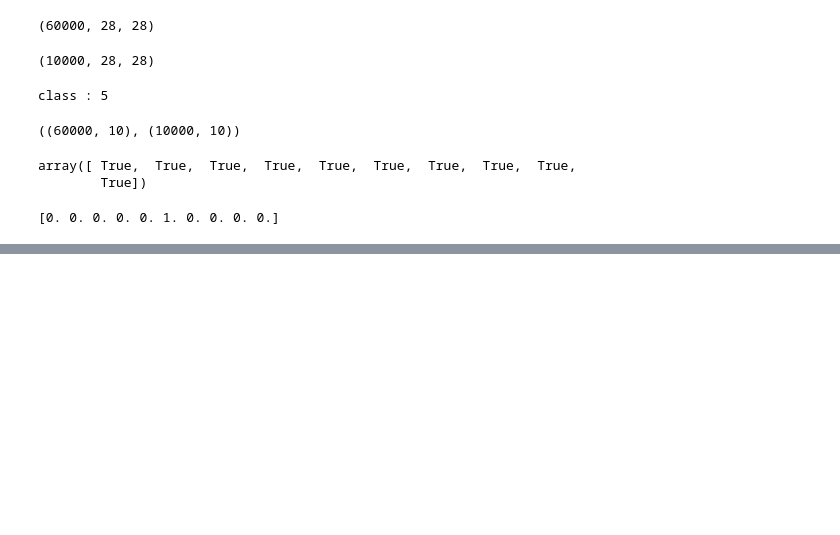
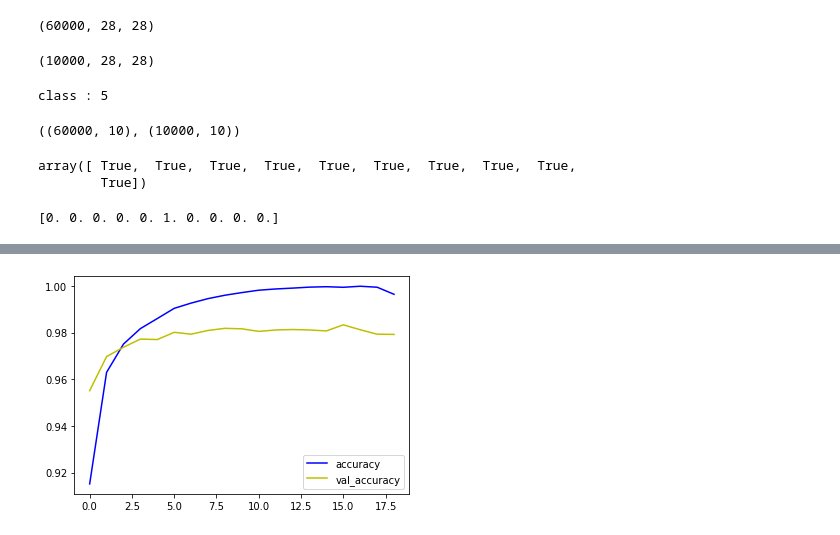
Before and after one commit to fasthill/AI_advaned_ksa, a Jupyter notebook: deeplearning/notebooks/chap 16 이미지 인식.ipynb, the cells around one changed output, grey strips where cells are left out. Cells and saved outputs as stored; diff of their text form; code cells hidden in the pictures; blank space fills up the shorter version.

```diff
--- a/deeplearning/notebooks/chap 16 이미지 인식.ipynb
+++ b/deeplearning/notebooks/chap 16 이미지 인식.ipynb
@@ -110,0 +200,7 @@ model.fit(X_train, Y_train, epochs= , batch_size=)
+# %%
+plt.plot(accuracy, 'b', label='accuracy')
+plt.plot(val_accuracy, 'y', label='val_accuracy')
+plt.legend()
+plt.show()
+# %% [output]
+[figure, added]
```
Also changed, not shown: parts of 12 cells of this notebook, 3 other files.
